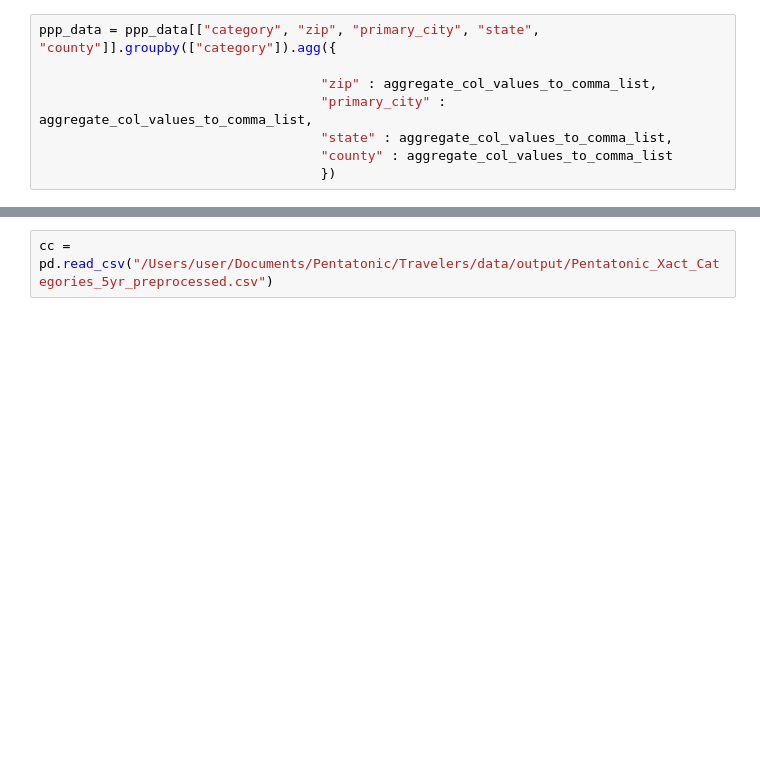
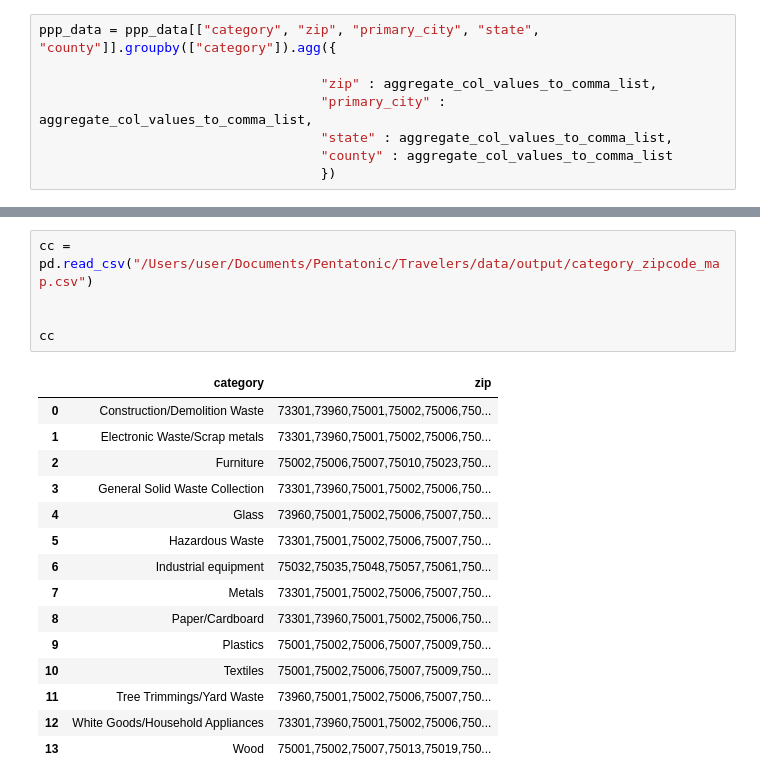
Before and after one commit to ssuchek/Travelers, a Jupyter notebook: investigation.ipynb, the cells around one changed output, grey strips where cells are left out. Cells and saved outputs as stored; diff of their text form; blank space fills up the shorter version.

```diff
--- a/investigation.ipynb
+++ b/investigation.ipynb
@@ -991,4 +974,23 @@ ppp_data
 | White Goods/Household Appliances | 78753.0,79911.0,76904.0,76643.0,7... | West,O Brien,Thornton,Ralls,Harle... | TX | Hood County,Mercer County,Colling... |
 | Wood | 78753.0,79556.0,78220.0,76667.0,7... | Burleson,Pasadena,Bridgeport,Devi... | TX | Hood County,Lamb County,Duval Cou... |
 # %%
-cc = pd.read_csv("/Users/user/Documents/Pentatonic/Travelers/data/output/Pentatonic_Xact_Categories_5yr_preprocessed.csv")
+cc = pd.read_csv("/Users/user/Documents/Pentatonic/Travelers/data/output/category_zipcode_map.csv")
+
+
+cc
+# %% [output]
+|  | category | zip |
+| 0 | Construction/Demolition Waste | 73301,73960,75001,75002,75006,750... |
+| 1 | Electronic Waste/Scrap metals | 73301,73960,75001,75002,75006,750... |
+| 2 | Furniture | 75002,75006,75007,75010,75023,750... |
+| 3 | General Solid Waste Collection | 73301,73960,75001,75002,75006,750... |
+| 4 | Glass | 73960,75001,75002,75006,75007,750... |
+| 5 | Hazardous Waste | 73301,75001,75002,75006,75007,750... |
+| 6 | Industrial equipment | 75032,75035,75048,75057,75061,750... |
+| 7 | Metals | 73301,75001,75002,75006,75007,750... |
+| 8 | Paper/Cardboard | 73301,73960,75001,75002,75006,750... |
+| 9 | Plastics | 75001,75002,75006,75007,75009,750... |
+| 10 | Textiles | 75001,75002,75006,75007,75009,750... |
+| 11 | Tree Trimmings/Yard Waste | 73960,75001,75002,75006,75007,750... |
+| 12 | White Goods/Household Appliances | 73301,73960,75001,75002,75006,750... |
+| 13 | Wood | 75001,75002,75007,75013,75019,750... |
```
Also changed, not shown: parts of 17 cells of this notebook, 5 other files.
